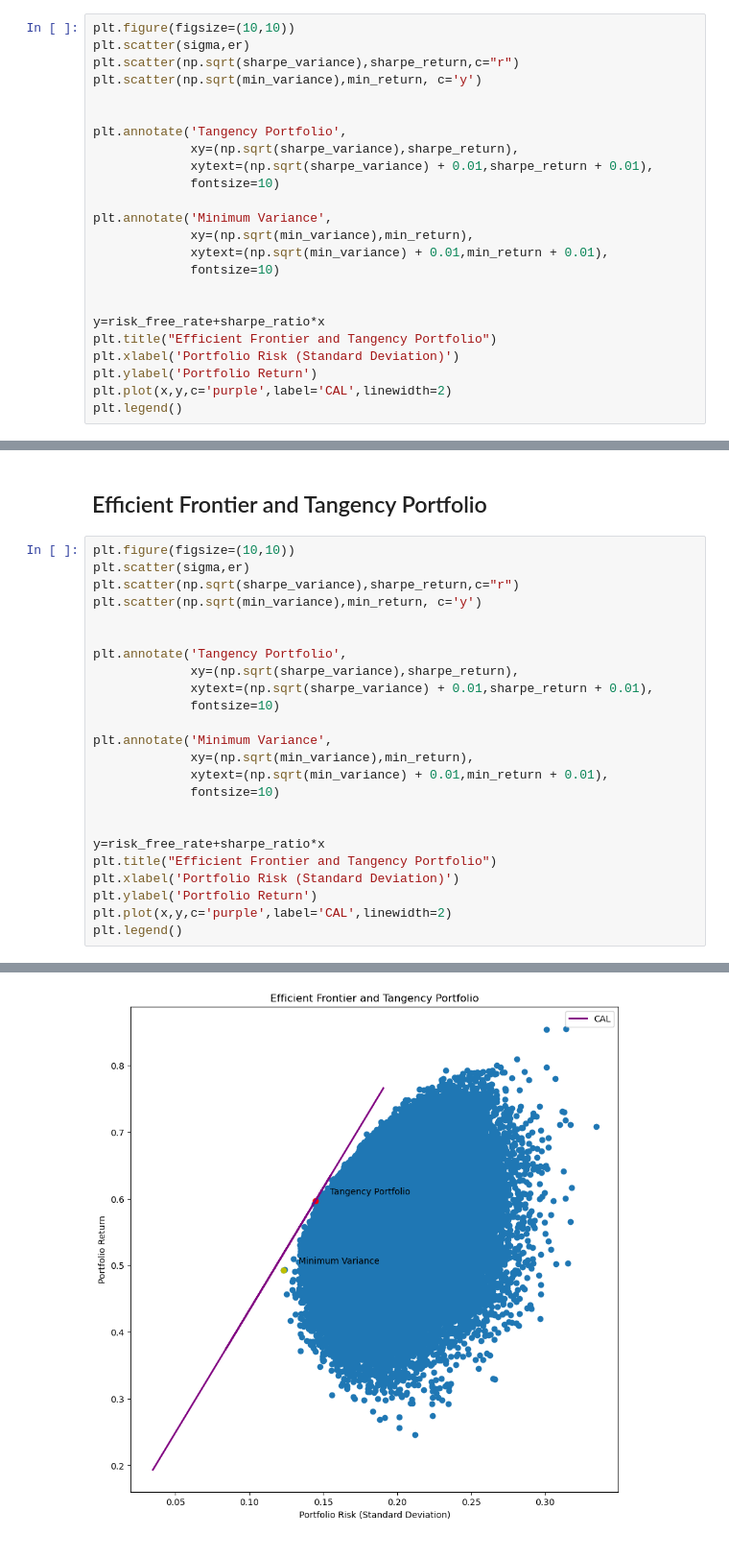
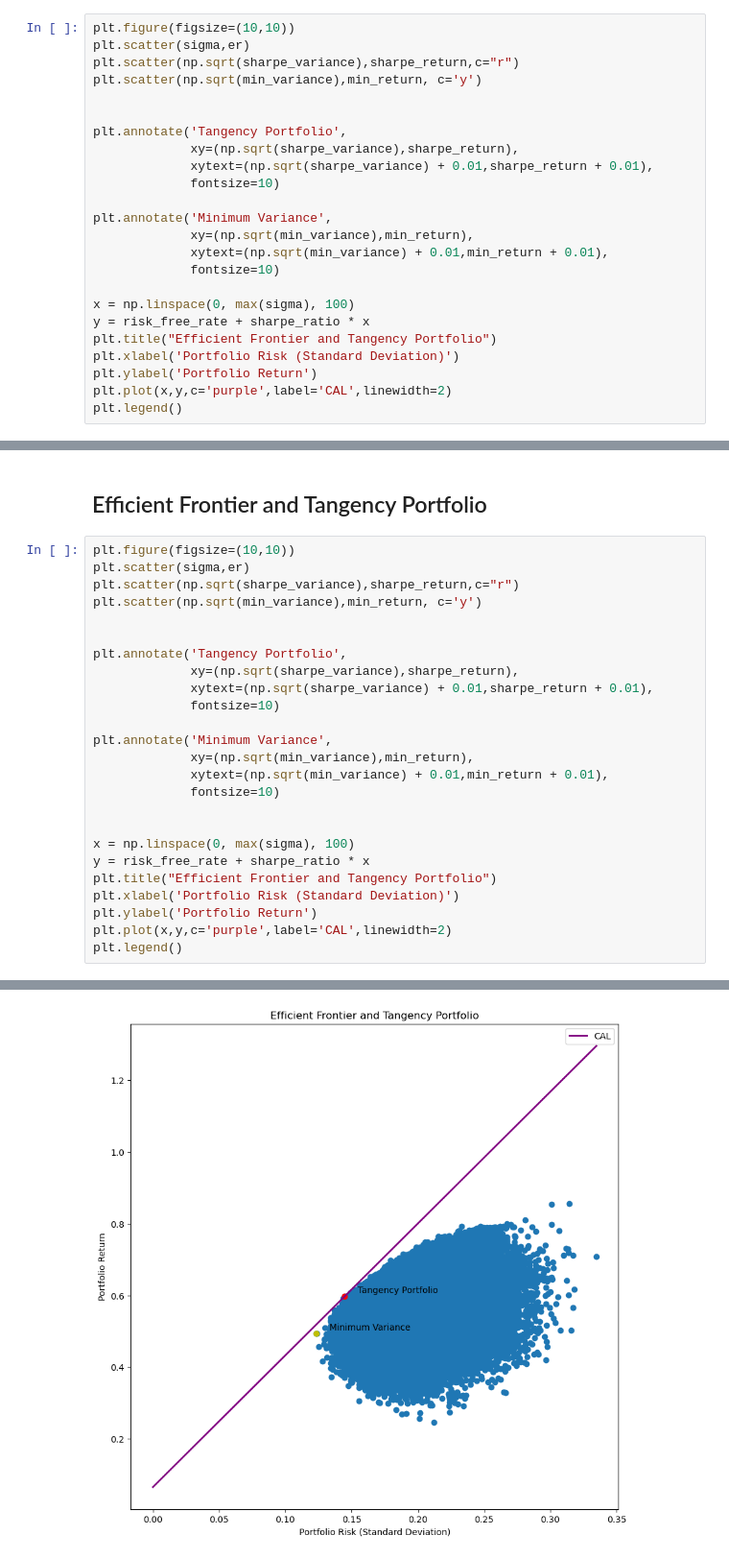
Before and after one commit to Rishi-Bharadwaj/Applied-AI-in-Finance, a Jupyter notebook: Sapm/first.ipynb, the cells around one changed output, grey strips where cells are left out. Shown at 96% size. Drawn from its saved outputs; the diff is of its cells as text.

```diff
--- a/Sapm/first.ipynb
+++ b/Sapm/first.ipynb
@@ -192,8 +192,8 @@ plt.annotate('Minimum Variance',
              xytext=(np.sqrt(min_variance) + 0.01,min_return + 0.01),
              fontsize=10)
 
-
-y=risk_free_rate+sharpe_ratio*x
+x = np.linspace(0, max(sigma), 100)
+y = risk_free_rate + sharpe_ratio * x
 plt.title("Efficient Frontier and Tangency Portfolio")
 plt.xlabel('Portfolio Risk (Standard Deviation)')
 plt.ylabel('Portfolio Return')
@@ -348,27 +348,28 @@ max_sharpe_variance: 0.020896613688770757
 # %%
 plt.figure(figsize=(10,10))
 plt.scatter(sigma,er)
 plt.scatter(np.sqrt(sharpe_variance),sharpe_return,c="r")
 plt.scatter(np.sqrt(min_variance),min_return, c='y')
 
 
 plt.annotate('Tangency Portfolio',
              xy=(np.sqrt(sharpe_variance),sharpe_return),
              xytext=(np.sqrt(sharpe_variance) + 0.01,sharpe_return + 0.01),
              fontsize=10)
 
 plt.annotate('Minimum Variance',
              xy=(np.sqrt(min_variance),min_return),
              xytext=(np.sqrt(min_variance) + 0.01,min_return + 0.01),
              fontsize=10)
 
 
-y=risk_free_rate+sharpe_ratio*x
+x = np.linspace(0, max(sigma), 100)
+y = risk_free_rate + sharpe_ratio * x
 plt.title("Efficient Frontier and Tangency Portfolio")
 plt.xlabel('Portfolio Risk (Standard Deviation)')
 plt.ylabel('Portfolio Return')
 plt.plot(x,y,c='purple',label='CAL',linewidth=2)
 plt.legend()
 # %% [output]
 <matplotlib.legend.Legend at 0x...>
-[figure, old version]
+[figure, new version]
```
Also changed, not shown: parts of 16 cells of this notebook, 1 other file.
